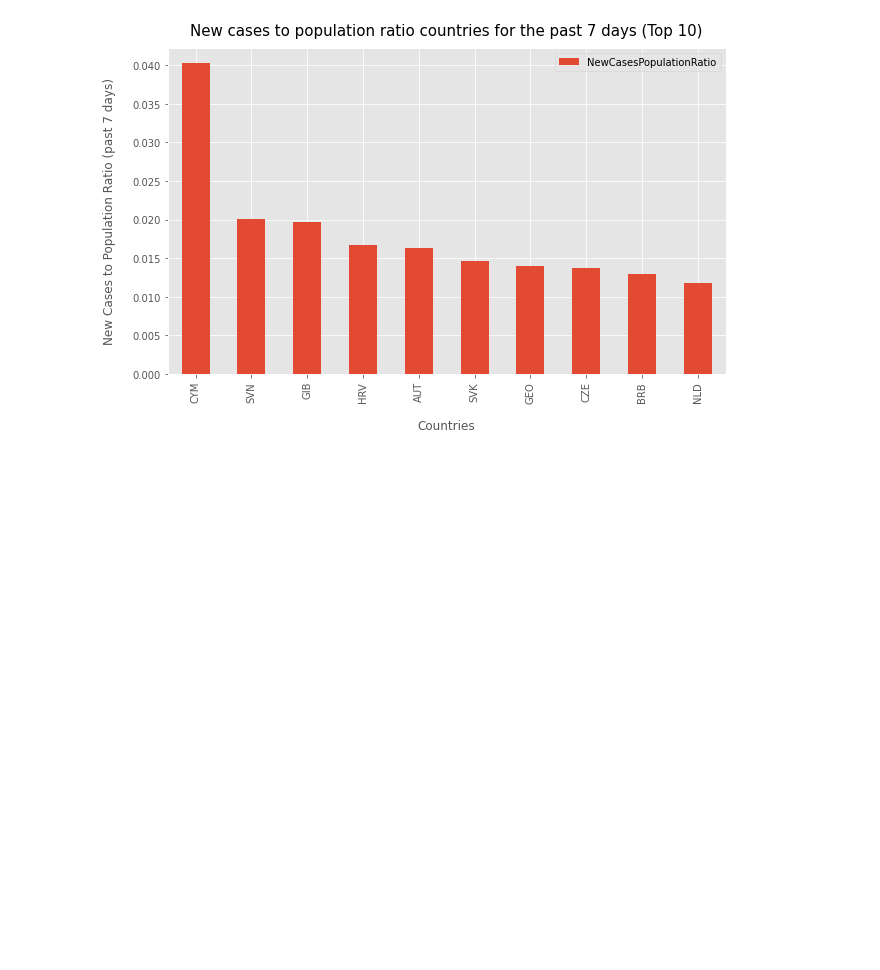
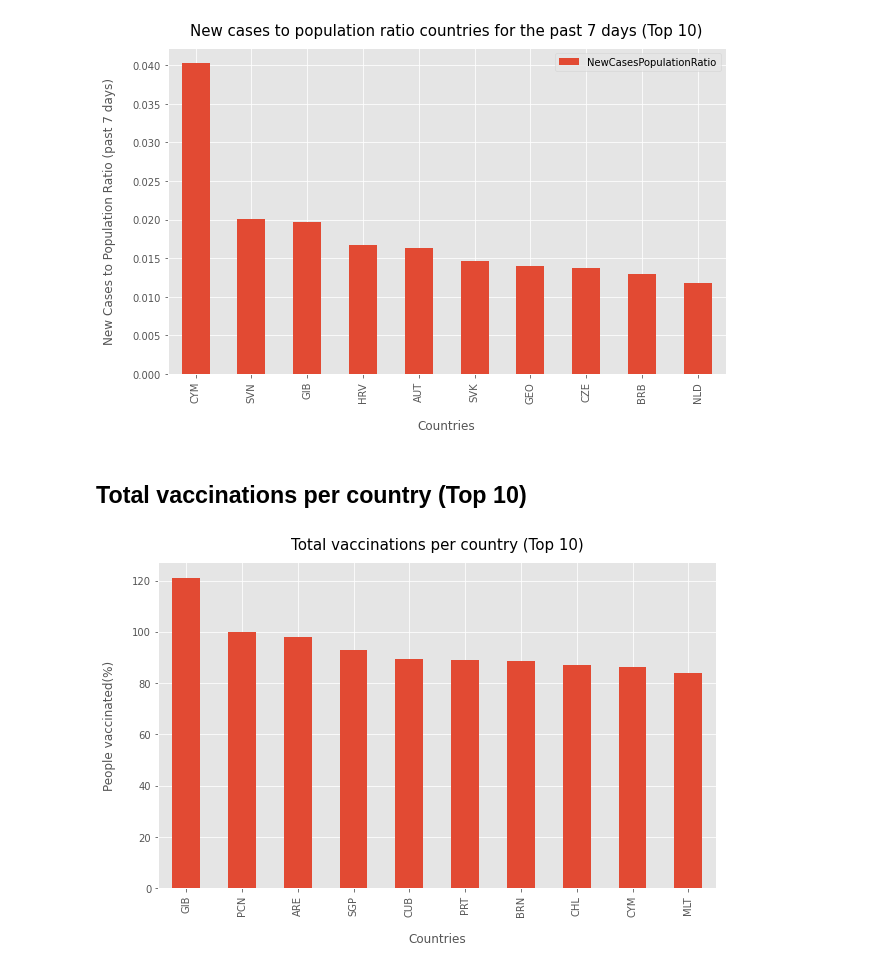
Before and after one commit to lyubol/Pandas-ETL---Covid, a Jupyter notebook: data_analysis.ipynb, the cells around one changed output. Cells and saved outputs as stored; diff of their text form; code cells hidden in the pictures; blank space fills up the shorter version.

Commit message:
Added 'Total vaccinations per country (Top 10)' visualisation to data_analysis.ipynb

```diff
--- a/data_analysis.ipynb
+++ b/data_analysis.ipynb
@@ -90,3 +90,25 @@ plt.ylabel("New Cases to Population Ratio (past 7 days)", labelpad=16)
 plt.title("New cases to population ratio countries for the past 7 days (Top 10)", y=1.02, fontsize=15);
 # %% [output]
 [figure]
+# %% [markdown]
+## Total vaccinations per country (Top 10)
+# %%
+# join the 'df_merged' to 'df_countries' and only take the required columns
+
+df_peopplevaccinated_countries = pd.merge(df_merged[['IsoCode', 'PeopleVaccinated']], df_countries[['Population', 'IsoCode']], left_on='IsoCode', right_on='IsoCode', how='left')
+# %%
+# calculate the vaccinations to population ratio and add it as new column called 'VaccinationPopulationRatio'
+
+df_peopplevaccinated_countries['VaccinationPopulationRatio'] = (df_peopplevaccinated_countries['PeopleVaccinated'] / df_peopplevaccinated_countries['Population']) * 100
+# %%
+# visualise Total vaccinations per country (Top 10)
+
+# IMPORTANT: Gibraltar's rate of vaccinations to population exceeds 120% due to the doses received by Spaniards who cross the border to work or visit the territory every day.
+# Reference: https://www.riotimesonline.com/brazil-news/modern-day-censorship/in-gibraltar-100-of-adults-are-fully-vaccinated-against-covid-19-and-yet-new-cases-are-exploding/
+
+df_peopplevaccinated_countries.groupby('IsoCode')['VaccinationPopulationRatio'].max().sort_values(ascending=False).head(10).plot(kind='bar',figsize=(10,6))
+plt.xlabel('Countries', labelpad=16)
+plt.ylabel('People vaccinated(%)', labelpad=16)
+plt.title('Total vaccinations per country (Top 10)', y=1.02, fontsize=15);
+# %% [output]
+[figure, added]
```
